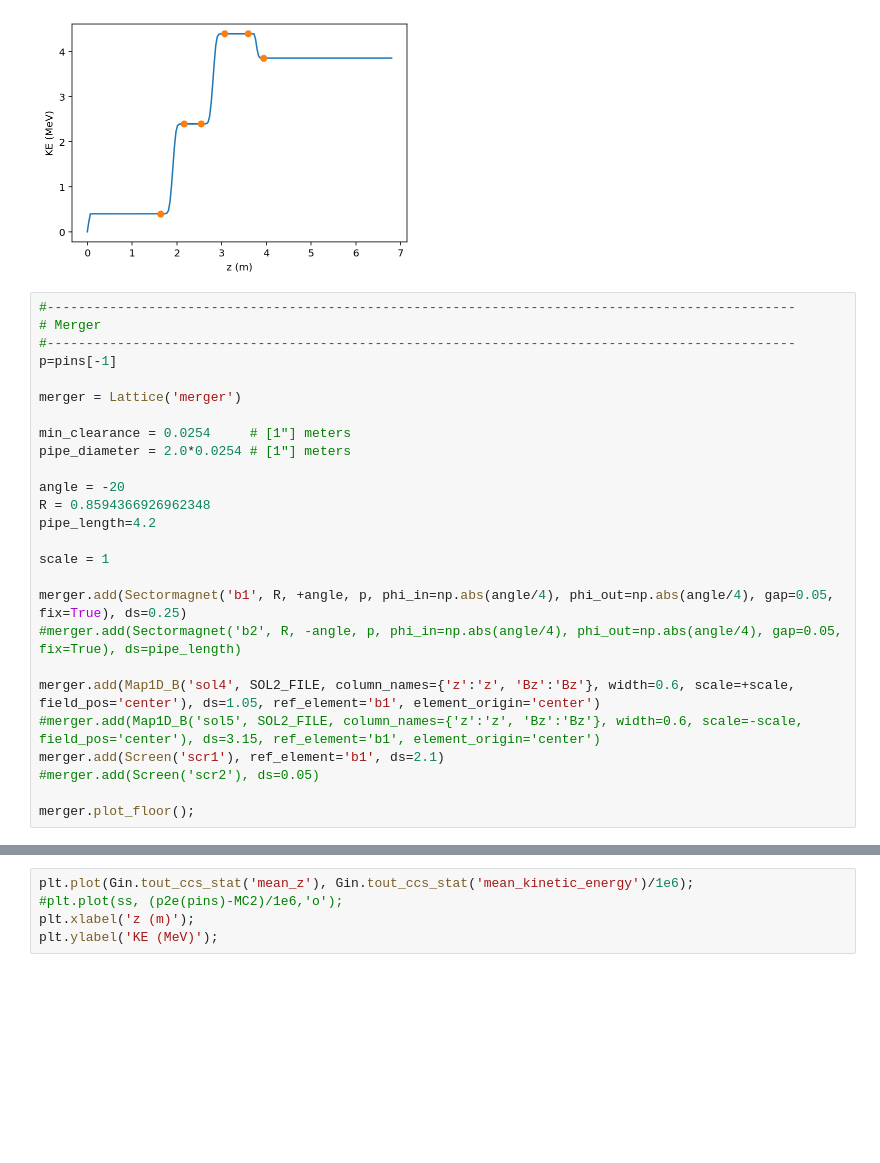
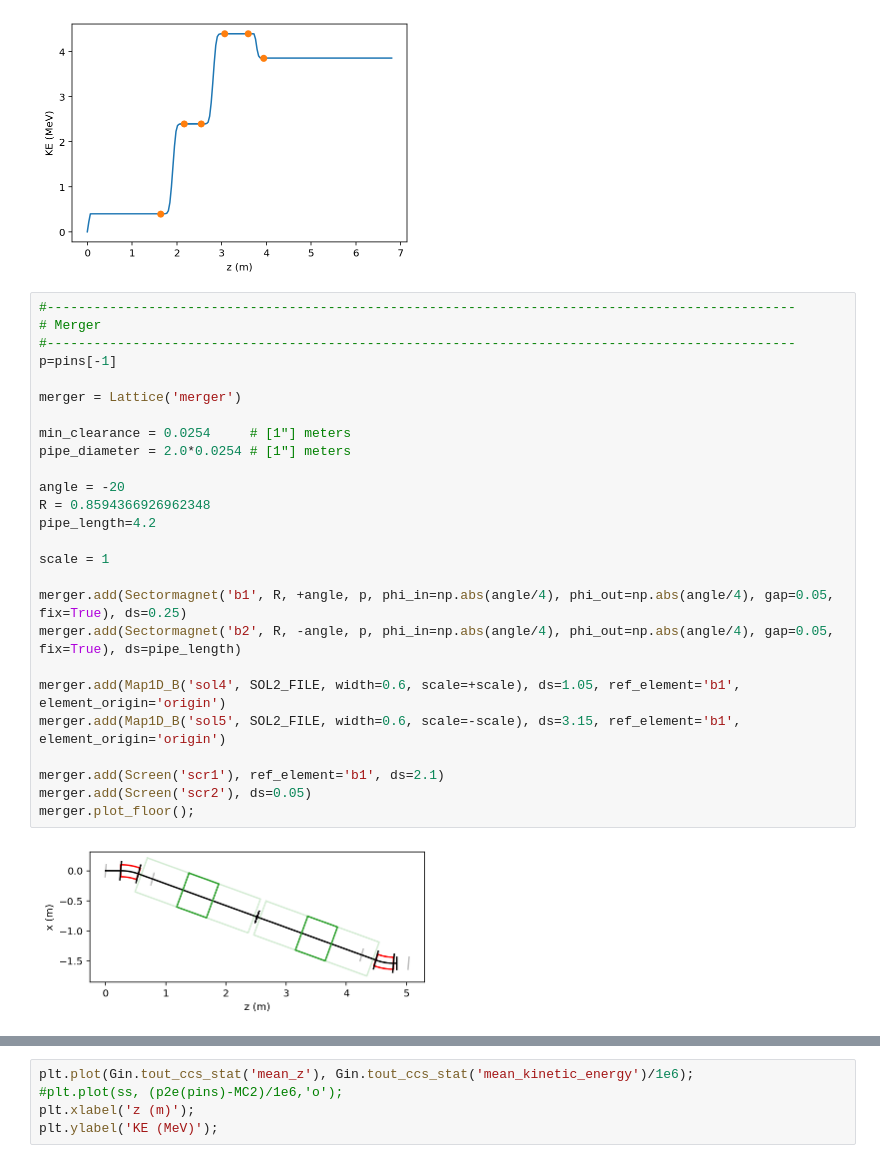
Before and after one commit to ColwynGulliford/lume-gpt, a Jupyter notebook: examples/elements/autophasing.ipynb, the cells around one changed output, grey strips where cells are left out. Saved outputs shown, nothing was run; the diff lists cells and outputs as text; blank space fills up the shorter version.

Commit message:
fixes to element placing

```diff
--- a/examples/elements/autophasing.ipynb
+++ b/examples/elements/autophasing.ipynb
@@ -170,29 +167,31 @@ plt.ylabel('KE (MeV)');
 # %%
 #------------------------------------------------------------------------------------------------
 # Merger
 #------------------------------------------------------------------------------------------------
 p=pins[-1]
 
 merger = Lattice('merger')
 
 min_clearance = 0.0254     # [1"] meters
 pipe_diameter = 2.0*0.0254 # [1"] meters
 
 angle = -20
 R = 0.8594366926962348
 pipe_length=4.2
 
 scale = 1
 
 merger.add(Sectormagnet('b1', R, +angle, p, phi_in=np.abs(angle/4), phi_out=np.abs(angle/4), gap=0.05, fix=True), ds=0.25)
-#merger.add(Sectormagnet('b2', R, -angle, p, phi_in=np.abs(angle/4), phi_out=np.abs(angle/4), gap=0.05, fix=True), ds=pipe_length)
+merger.add(Sectormagnet('b2', R, -angle, p, phi_in=np.abs(angle/4), phi_out=np.abs(angle/4), gap=0.05, fix=True), ds=pipe_length)
 
-merger.add(Map1D_B('sol4', SOL2_FILE, column_names={'z':'z', 'Bz':'Bz'}, width=0.6, scale=+scale, field_pos='center'), ds=1.05, ref_element='b1', element_origin='center')
-#merger.add(Map1D_B('sol5', SOL2_FILE, column_names={'z':'z', 'Bz':'Bz'}, width=0.6, scale=-scale, field_pos='center'), ds=3.15, ref_element='b1', element_origin='center')
+merger.add(Map1D_B('sol4', SOL2_FILE, width=0.6, scale=+scale), ds=1.05, ref_element='b1', element_origin='origin')
+merger.add(Map1D_B('sol5', SOL2_FILE, width=0.6, scale=-scale), ds=3.15, ref_element='b1', element_origin='origin')
+
 merger.add(Screen('scr1'), ref_element='b1', ds=2.1)
-#merger.add(Screen('scr2'), ds=0.05)
-
+merger.add(Screen('scr2'), ds=0.05)
 merger.plot_floor();
+# %% [output]
+[figure, added]
 # %%
 in2merge = injector + merger
 
```
Also changed, not shown: parts of 5 cells of this notebook, 10 other files.
